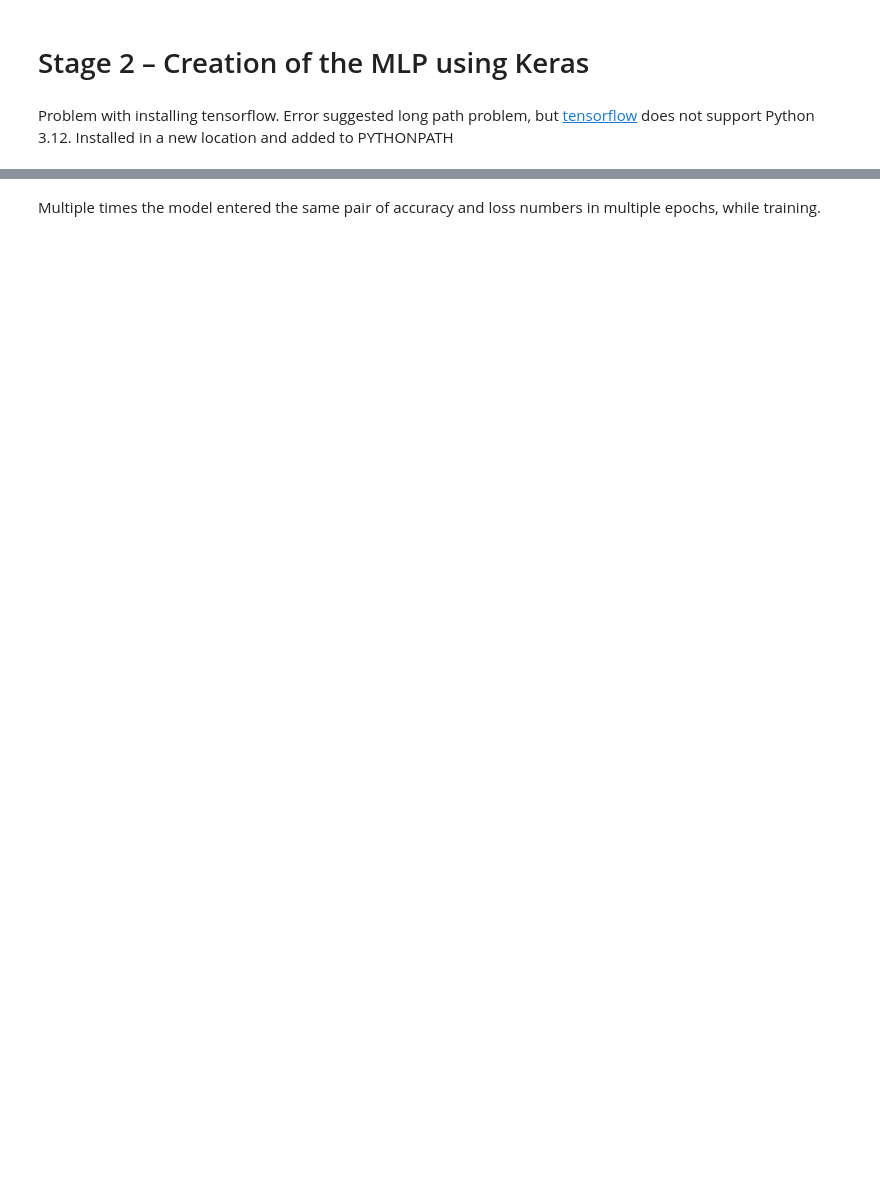
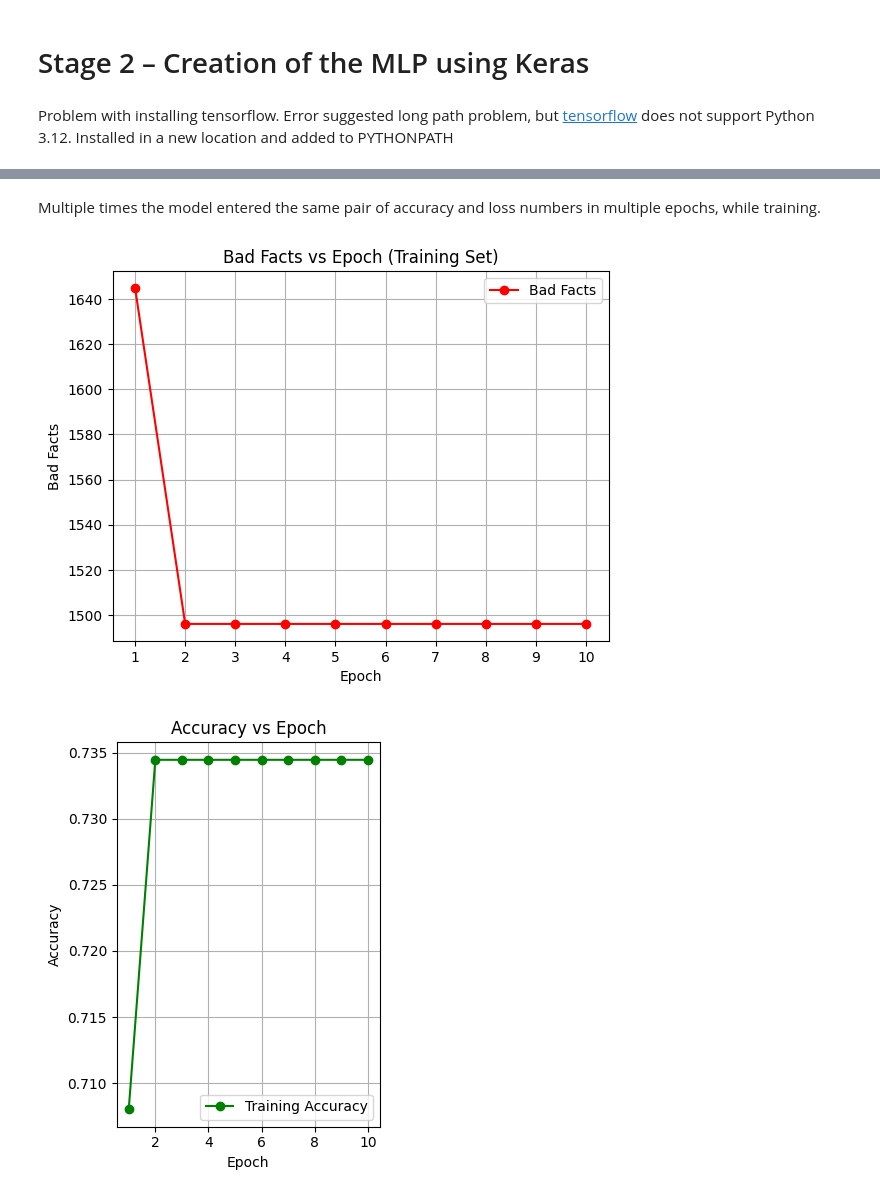
Before and after one commit to LucaGatt22/DataAnalytics_AI_Tensorflow_Keras, a Jupyter notebook: DataAnalyticsAI_Tensorflow_Keras.ipynb, the cells around one changed output, grey strips where cells are left out. Drawn from its saved outputs; the diff is of its cells as text; code cells hidden in the pictures; blank space fills up the shorter version.

Commit message:
added graphs and confusion matrix for AI model, and written `requirements.txt`

```diff
--- a/DataAnalyticsAI_Tensorflow_Keras.ipynb
+++ b/DataAnalyticsAI_Tensorflow_Keras.ipynb
@@ -374,7 +379,7 @@ for col in categorical_columns:
 
 # Step 4: Ensure all columns are numeric
 # Convert all Boolean columns (True/False) to numeric (0/1)
-data = data.applymap(lambda x: 1 if x is True else (0 if x is False else x))
+data = data.map(lambda x: 1 if x is True else (0 if x is False else x))
 
 # Note that Churn was converted to numeric in previous cells.
 
@@ -523,6 +528,6 @@ X = flattened_rows # update X
 from sklearn.model_selection import train_test_split
 
 # Assuming X is the input data and y is the output labels
-X_train, X_test, y_train, y_test = train_test_split(X, y, test_size=0.2, random_state=42, shuffle=True)
-print(X_train, X_test, y_train, y_test)
+X_train, X_test, y_train, y_test = train_test_split(X, y, test_size=0.2, random_state=randomSeeds["sklearn"], shuffle=True)
+print("X_train:", X_train, "X_test:", X_test, "y_train:", y_train, "y_test:", y_test, sep="\n")
 # %% [output]
@@ -572,23 +576,23 @@ from tensorflow.random import set_seed
 from tensorflow.keras.models import Sequential
 from tensorflow.keras.layers import Input, Dense
 
-set_seed(42) # random seed for reproducibility
+set_seed(randomSeeds['tensorflow']) # random seed for reproducibility
 
 # Build a simple MLP model
 model = Sequential([
     Input(shape=(X_train.shape[1],)),  # Define the input shape
     Dense(8, activation='relu'), # 64
-    Dense(4, activation='relu'), # 32
+    Dense(5, activation='relu'), # 32
     Dense(1, activation='sigmoid')  # Output layer for binary classification
 ])
 
 # Compile the model
 model.compile(optimizer='adam', loss='binary_crossentropy', metrics=['accuracy'])
 
-# Train the model
-model.fit(X_train, y_train, epochs=10, batch_size=2) # epochs=1000
+print("Train the model")
+history = model.fit(X_train, y_train, epochs=20, batch_size=1) # epochs=1000
 
-# Test the model
+print("\nTest the model")
 test_loss, test_accuracy = model.evaluate(X_test, y_test)
 # Print the test results
 print(f"Test Loss: {test_loss:.4f}")
@@ -613,3 +617,53 @@ Test Loss: 0.5780
 Test Accuracy: 0.7353
-# %% [markdown]
-Multiple times the model entered the same pair of accuracy and loss numbers in multiple epochs, while training.
+# %% [markdown]
+Multiple times the model entered the same pair of accuracy and loss numbers in multiple epochs, while training.
+# %%
+## Bad Facts vs Epoch
+# Retrieve accuracy values for training set
+train_accuracy = np.array(history.history['accuracy'])
+
+# Calculate "bad facts" for each epoch
+total_training_samples = len(y_train)
+bad_facts_per_epoch = total_training_samples * (1 - train_accuracy)
+
+# Plotting
+plt.plot(range(1, len(bad_facts_per_epoch) + 1), bad_facts_per_epoch, marker='o', color='red', label="Bad Facts")
+plt.xlabel("Epoch")
+plt.ylabel("Bad Facts")
+plt.title("Bad Facts vs Epoch (Training Set)")
+plt.xticks(range(1, len(bad_facts_per_epoch) + 1))  # Ensure all epochs are visible
+plt.legend()
+plt.grid(True)
+plt.show()
+
+# Plot Accuracy Curves - graph should be visually the inverse of Bad Facts vs Epoch
+plt.subplot(1, 2, 2)
+plt.plot(range(1, len(train_accuracy) + 1), train_accuracy, label='Training Accuracy', marker='o', color='green')
+plt.title('Accuracy vs Epoch')
+plt.xlabel('Epoch')
+plt.ylabel('Accuracy')
+plt.legend()
+plt.grid(True)
+
+plt.tight_layout()
+plt.show()
+
+## Loss vs Epoch
+# Retrieve loss values for training and validation sets
+train_loss = history.history['loss']
+val_loss = history.history.get('val_loss')  # Check if validation loss is available
+
+# Plotting Loss vs Epoch
+plt.plot(range(1, len(train_loss) + 1), train_loss, label='Training Loss', marker='o', color='blue')
+if val_loss:
+    plt.plot(range(1, len(val_loss) + 1), val_loss, label='Validation Loss', marker='o', color='orange')
+
+plt.xlabel('Epoch')
+plt.ylabel('Loss')
+plt.title('Loss vs Epoch')
+plt.legend()
+plt.grid(True)
+plt.show()
+# %% [output]
+[figure, added]
+[figure, added]
```
Also changed, not shown: parts of 9 cells of this notebook, 1 other file.
